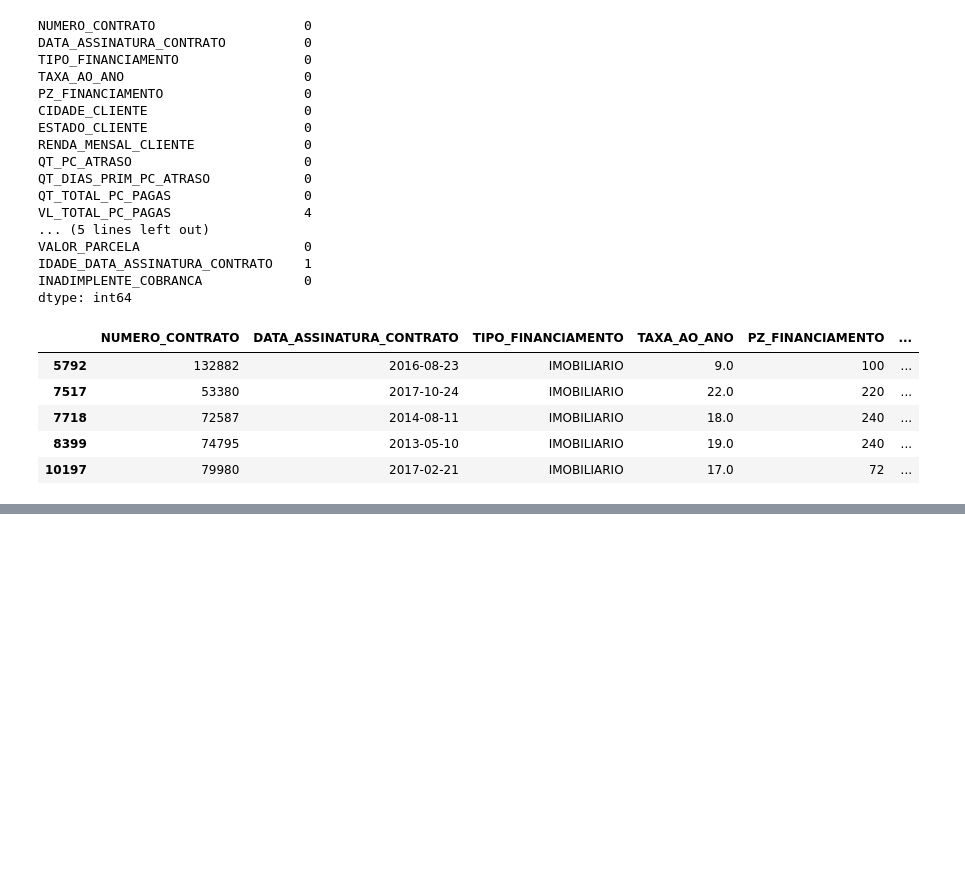
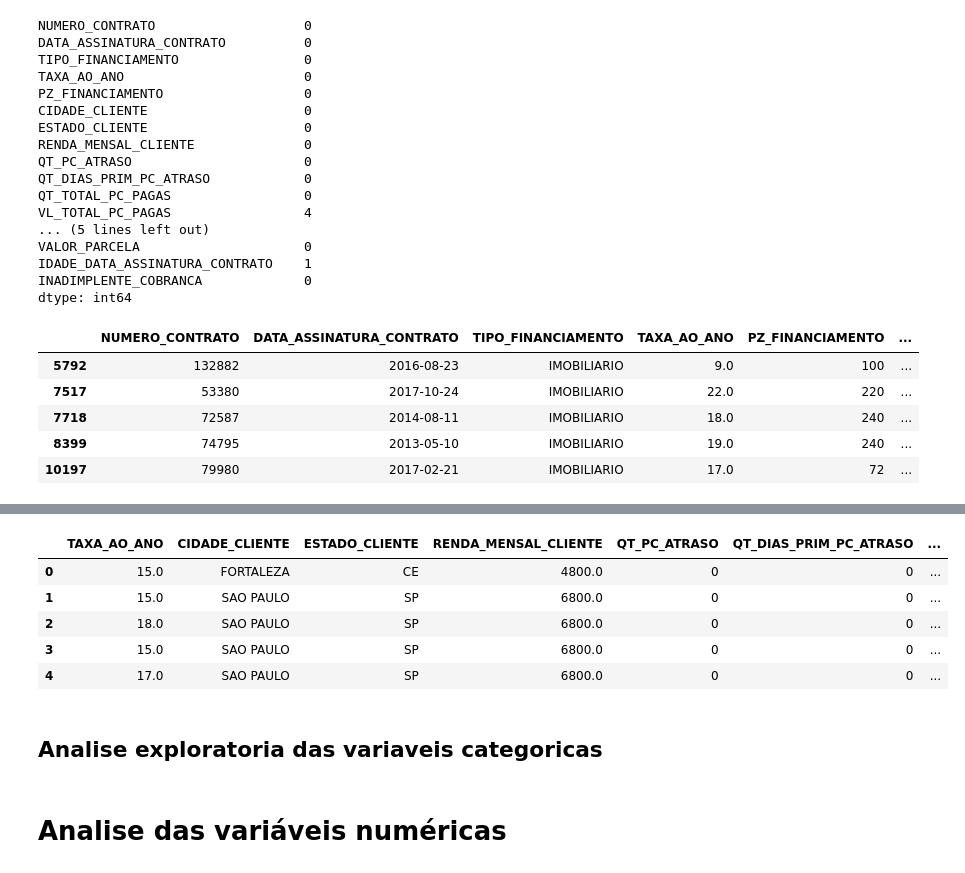
Before and after one commit to liscandeia/previsaoInadimplenciaCompleto, a Jupyter notebook: ada.ipynb, the cells around one changed output, grey strips where cells are left out. Cells and saved outputs as stored; diff of their text form; code cells hidden in the pictures; blank space fills up the shorter version.

Commit message:
subindo análise das numéricas

```diff
--- a/ada.ipynb
+++ b/ada.ipynb
@@ -105,0 +83,4 @@ dtype: int64
+# %%
+df = df.dropna()
+df.isna().sum()
+df.info()
@@ -105,0 +142,6 @@ dtype: int64
+# %%
+# Criando faixa de prazos para utilizarmos no modelo preditivo
+bins = [-100, 120, 180, 240]
+labels = ['Até 120 Meses', '121 até 180 Meses', '181 até 240 Meses']
+df['FAIXA_PRAZO_FINANCIAMENTO'] = pd.cut(df['PZ_FINANCIAMENTO'], bins=bins, labels=labels)
+pd.value_counts(df.FAIXA_PRAZO_FINANCIAMENTO)
@@ -105,0 +154,7 @@ dtype: int64
+# %%
+# Criando faixa salarial para utilizarmos no modelo preditivo
+bins = [-100, 100000, 200000, 300000, 400000, 500000, 750000, 1000000, 9000000000]
+labels = ['Até 100 mil', '101 até 200 mil', '201 até 300 mil', '301 até 400 mil', '401 até 500 mil',
+          '501 até 750 mil', 'De 751 até 1.000.000','Mais de 1.000.000']
+df['FAIXA_VALOR_FINANCIADO'] = pd.cut(df['VALOR_FINANCIAMENTO'], bins=bins, labels=labels)
+pd.value_counts(df.FAIXA_VALOR_FINANCIADO)
@@ -105,0 +172,15 @@ dtype: int64
+# %%
+# Vou retirar a variável TIPO FINANCIAMENTO pois só existe 1 tipo
+# Vou retirar a variável VALOR_FINANCIAMENTO, criei uma variavel de faixa de valores para ela.
+# Vou retirar a variável PRAZO_FINANCIAMENTO, criei uma variavel de faixa de meses para ela.
+# Vou retirar a variável DATA_ASSINATURA_CONTRATO não interfere no modelo
+# Vou retirar a variável NUMERO_CONTRATO não interfere no modelo
+
+colunas = ['TAXA_AO_ANO', 'CIDADE_CLIENTE', 'ESTADO_CLIENTE','RENDA_MENSAL_CLIENTE',
+           'QT_PC_ATRASO', 'QT_DIAS_PRIM_PC_ATRASO','QT_TOTAL_PC_PAGAS',
+           'VL_TOTAL_PC_PAGAS', 'QT_PC_PAGA_EM_DIA','QT_DIAS_MIN_ATRASO',
+           'QT_DIAS_MAX_ATRASO', 'QT_DIAS_MEDIA_ATRASO','VALOR_PARCELA',
+           'IDADE_DATA_ASSINATURA_CONTRATO', 'FAIXA_VALOR_FINANCIADO',
+           'FAIXA_PRAZO_FINANCIAMENTO','INADIMPLENTE_COBRANCA']
+
+df_dados = pd.DataFrame(df, columns=colunas)
@@ -105,0 +207,11 @@ dtype: int64
+# %%
+df_dados.head()
+# %% [output]
+|  | TAXA_AO_ANO | CIDADE_CLIENTE | ESTADO_CLIENTE | RENDA_MENSAL_CLIENTE | QT_PC_ATRASO | QT_DIAS_PRIM_PC_ATRASO | ... |
+| 0 | 15.0 | FORTALEZA | CE | 4800.0 | 0 | 0 | ... |
+| 1 | 15.0 | SAO PAULO | SP | 6800.0 | 0 | 0 | ... |
+| 2 | 18.0 | SAO PAULO | SP | 6800.0 | 0 | 0 | ... |
+| 3 | 15.0 | SAO PAULO | SP | 6800.0 | 0 | 0 | ... |
+| 4 | 17.0 | SAO PAULO | SP | 6800.0 | 0 | 0 | ... |
+# %% [markdown]
+## Analise exploratoria das variaveis categoricas
@@ -105,0 +309,2 @@ dtype: int64
+# %% [markdown]
+# Analise das variáveis numéricas
```
Also changed, not shown: parts of 20 cells of this notebook, 4 other files.
